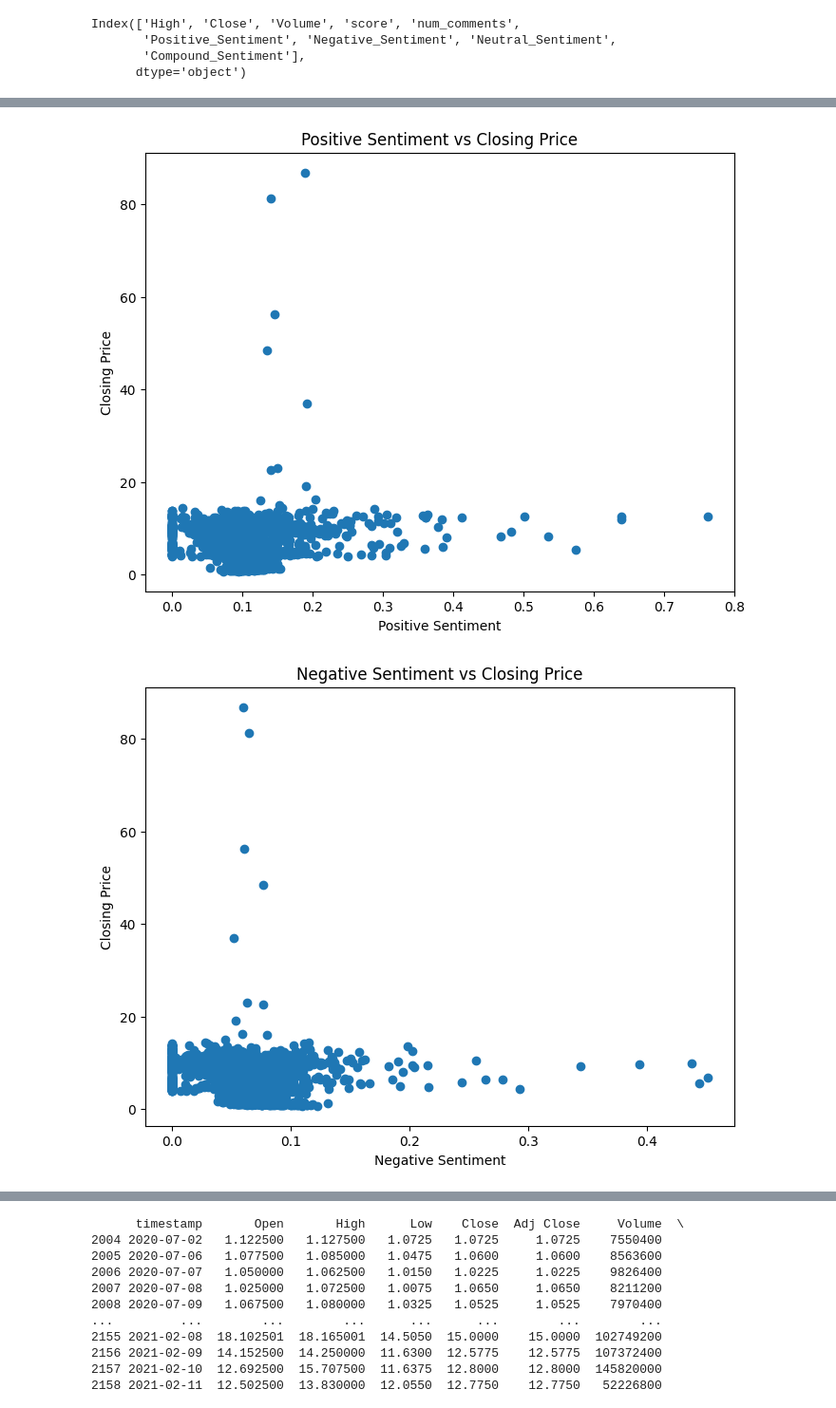
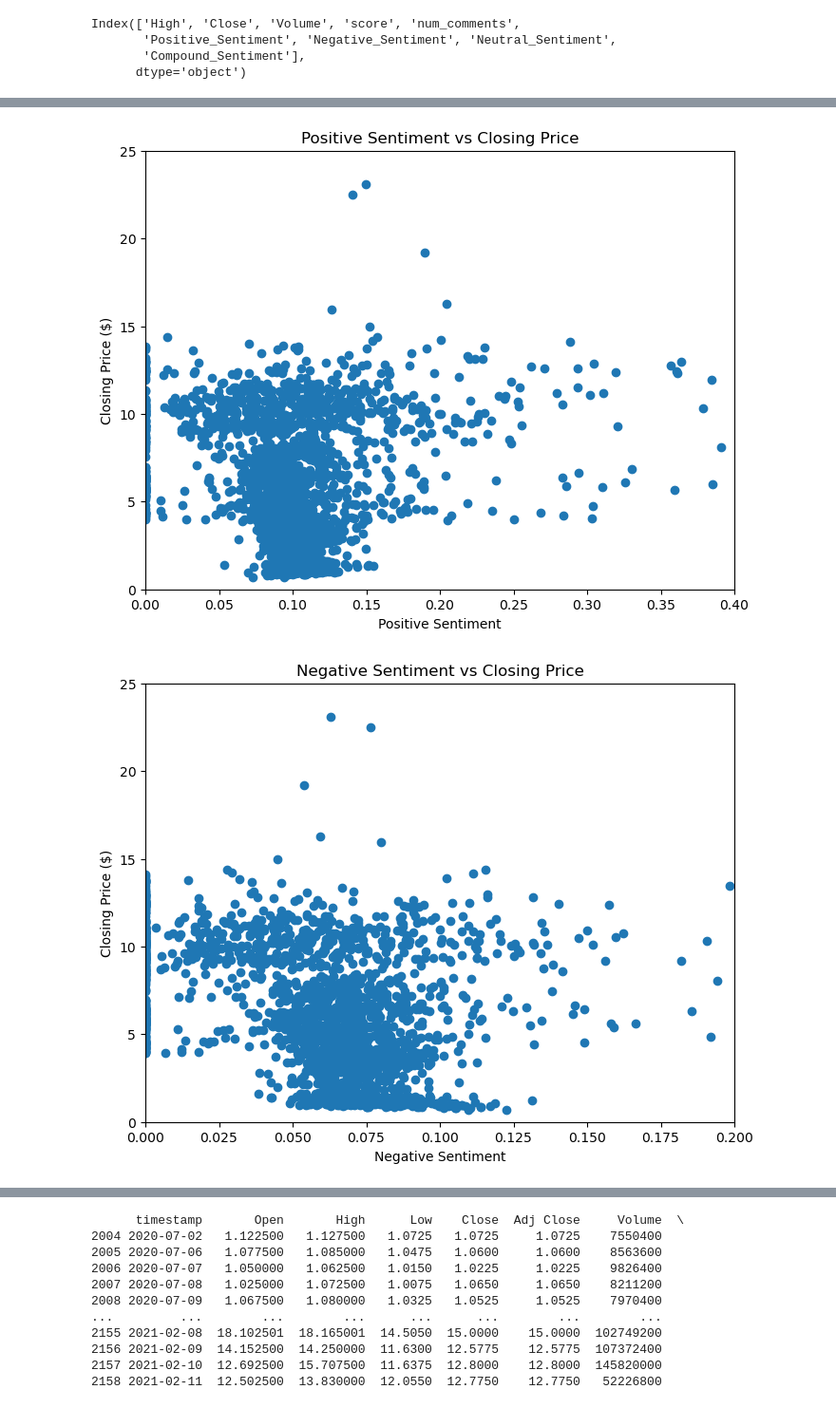
Before and after one commit to JKelly423/SqueezeNet, a Jupyter notebook: src/visuals.ipynb, the cells around one changed output, grey strips where cells are left out. Shown at 95% size. Cells and saved outputs as stored; diff of their text form; code cells hidden in the pictures.

```diff
--- a/src/visuals.ipynb
+++ b/src/visuals.ipynb
@@ -126,18 +137,24 @@ plt.scatter(x = dataPlug.mergedDF['Positive_Sentiment'], y = dataPlug.mergedDF['
 plt.xlabel("Positive Sentiment")
 plt.ylabel("Closing Price ($)")
 plt.title("Positive Sentiment vs Closing Price")
-plt.show()
+plt.ylim(0,25)
+plt.xlim(0,0.4)
+filename = "Positive Sentiment vs Closing Price".replace(' ', '_') + '.png'
+plt.savefig(f'../data/visualizations/{filename}')
 # %% [output]
-[figure, old version]
+[figure, new version]
 # %%
 plt.figure(figsize = (8,6))
 plt.scatter(x = dataPlug.mergedDF['Negative_Sentiment'], y = dataPlug.mergedDF['Close'] )
 plt.xlabel("Negative Sentiment")
 plt.ylabel("Closing Price ($)")
 plt.title("Negative Sentiment vs Closing Price")
-plt.show()
+plt.ylim(0,25)
+plt.xlim(0,0.2)
+filename = "Negative Sentiment vs Closing Price".replace(' ', '_') + '.png'
+plt.savefig(f'../data/visualizations/{filename}')
 # %% [output]
-[figure, old version]
+[figure, new version]
 # %%
 plt.figure(figsize = (8,6))
 plt.scatter(x = dataPlug.mergedDF['score'], y = dataPlug.mergedDF['Close'] )
```
Also changed, not shown: parts of 10 cells of this notebook, 18 other files.
